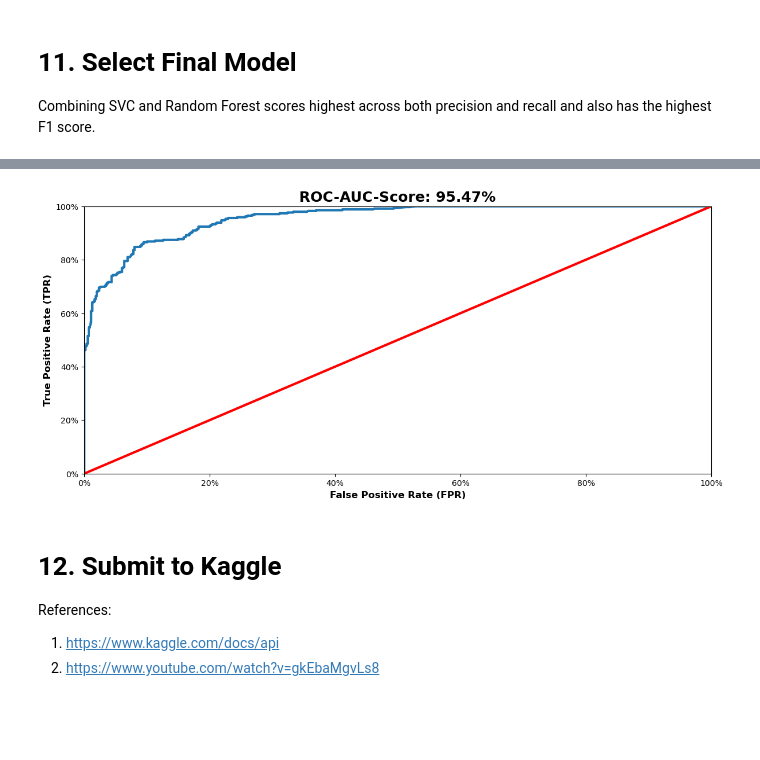
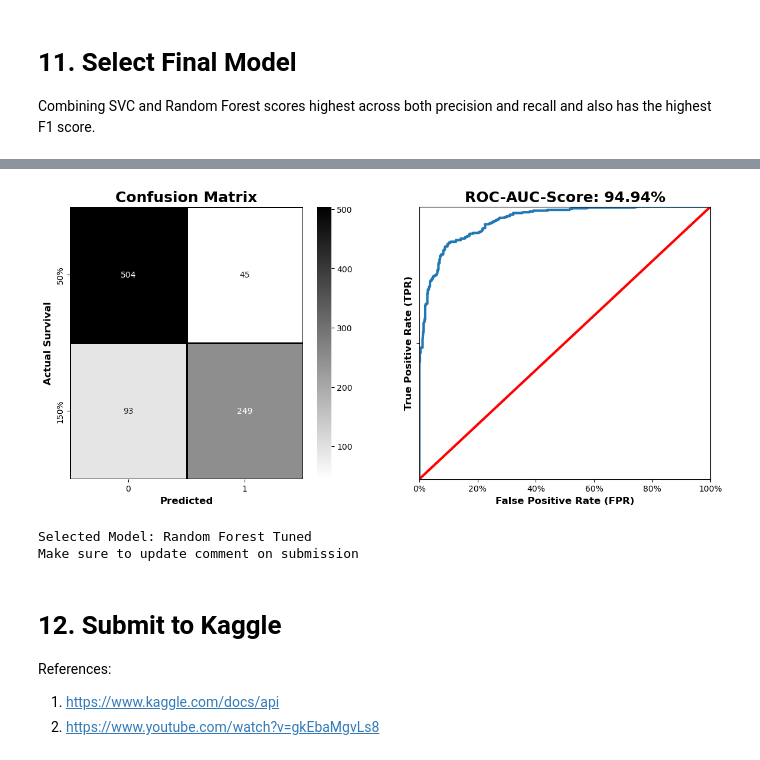
Before and after one commit to andrsanc/Titanic, a Jupyter notebook: Titanic_Survival.ipynb, the cells around one changed output, grey strips where cells are left out. Drawn from its saved outputs; the diff is of its cells as text; code cells hidden in the pictures; blank space fills up the shorter version.

```diff
--- a/Titanic_Survival.ipynb
+++ b/Titanic_Survival.ipynb
@@ -2073,7 +2044,7 @@ if kaggle_env == False:
 
 Combining SVC and Random Forest scores highest across both precision and recall and also has the highest F1 score.
 # %%
-selection = 6
+selection = 2
 final_model = final_options[selection]
 print('Selected Model: ' + final_model)
 Y_test_prob = model_dict[final_model]['Test_Prob']
@@ -2115,18 +2069,37 @@ plt.show()
-# %%
-f, ax = plt.subplots(figsize = (14, 6))
-plt.plot(fpr_list[selection],
-         tpr_list[selection],
-         linewidth = 3, label = None)
-plt.plot([0, 1], [0, 1], 'r', linewidth = 3)
-plt.axis([0, 1, 0, 1])
-plt.title('ROC-AUC-Score: ' +"{:.2%}".format(roc_auc_list[selection]), fontdict = plot_title_dict)
-plt.xlabel('False Positive Rate (FPR)', fontdict = plot_axis_dict)
-plt.ylabel('True Positive Rate (TPR)', fontdict = plot_axis_dict)
-ax.yaxis.set_major_formatter(mtick.PercentFormatter(xmax = 1))
-ax.xaxis.set_major_formatter(mtick.PercentFormatter(xmax = 1))
-plt.show()
-# %% [output]
-[figure, removed]
+# %%
+f, (ax1, ax2) = plt.subplots(1, 2, sharey = True, figsize = (14, 6))
+
+sns.heatmap(conf_mat_list[selection],
+            annot = True,
+            fmt = ',.0f',
+            cmap = 'binary',
+            linewidths = 1,
+            linecolor = 'black',
+            cbar_kws = {'format': mtick.StrMethodFormatter('{x:,.0f}')},
+            ax = ax1)
+ax1.set_title('Confusion Matrix', fontdict = plot_title_dict)
+ax1.set_ylabel('Actual Survival', fontdict = plot_axis_dict)
+ax1.set_xlabel('Predicted', fontdict = plot_axis_dict)
+
+ax2.plot(fpr_list[selection],
+         tpr_list[selection],
+         linewidth = 3, label = None)
+ax2.plot([0, 1], [0, 1], 'r', linewidth = 3)
+ax2.axis([0, 1, 0, 1], emit = False)
+ax2.set_title('ROC-AUC-Score: ' +"{:.2%}".format(roc_auc_list[selection]), fontdict = plot_title_dict)
+ax2.set_ylabel('True Positive Rate (TPR)', fontdict = plot_axis_dict)
+ax2.set_xlabel('False Positive Rate (FPR)', fontdict = plot_axis_dict)
+ax2.yaxis.set_major_formatter(mtick.PercentFormatter(xmax = 1))
+ax2.xaxis.set_major_formatter(mtick.PercentFormatter(xmax = 1))
+
+plt.show()
+
+print('Selected Model: ' + final_model)
+print('Make sure to update comment on submission')
+# %% [output]
+[figure, added]
+Selected Model: Random Forest Tuned
+Make sure to update comment on submission
 # %% [markdown]
 # 12. Submit to Kaggle
 
```
Also changed, not shown: parts of 45 cells of this notebook, 1 other file.
